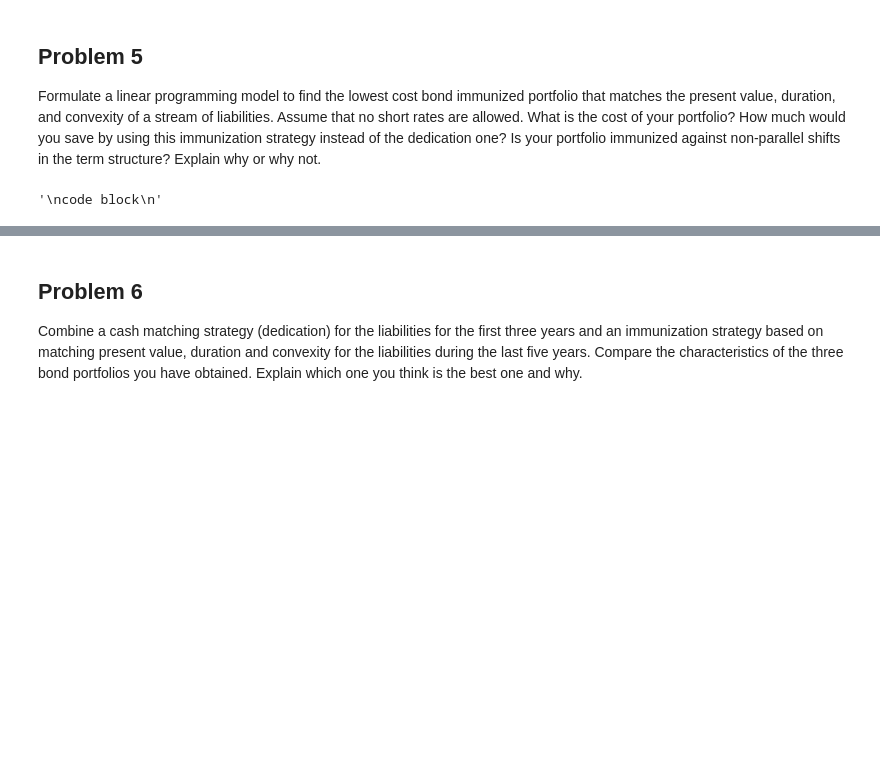
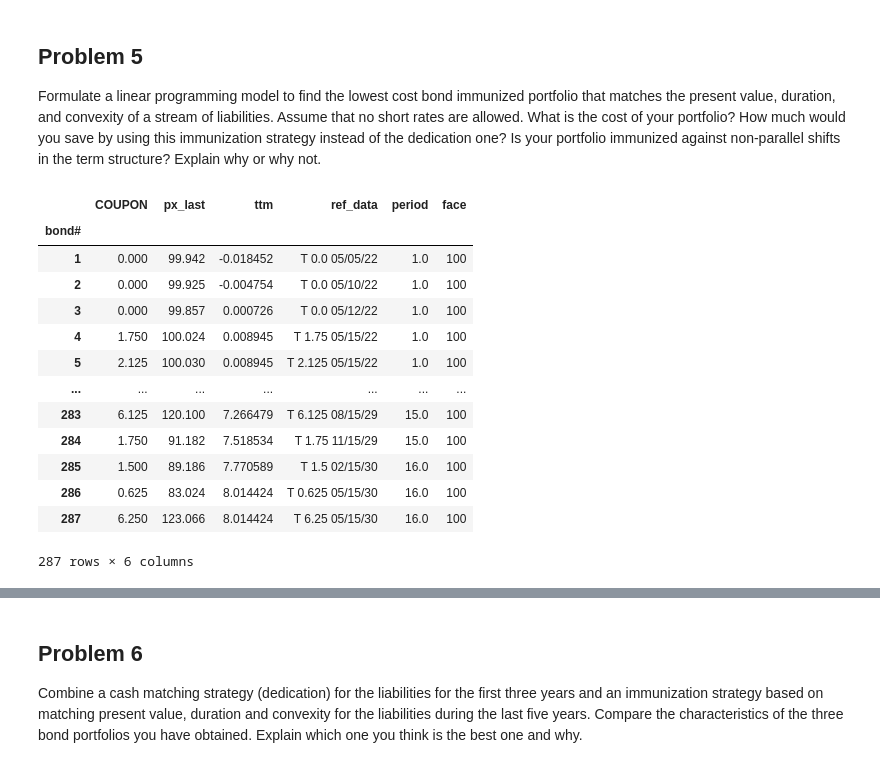
Before and after one commit to jdean53/finops_casestudy, a Jupyter notebook: bond_project.ipynb, the cells around one changed output, grey strips where cells are left out. Saved outputs shown, nothing was run; the diff lists cells and outputs as text; code cells hidden in the pictures; blank space fills up the shorter version.

```diff
--- a/bond_project.ipynb
+++ b/bond_project.ipynb
@@ -262,7 +263,7 @@ Data Manipulation
 term_by_maturity = term_structure_df.set_index('MATURITY')
 possibilities = term_by_maturity.drop(
     index=[i for i in term_by_maturity.index.to_list() if i > data_prompt.index.to_list()[-1]],
-    columns=['BID', 'ASKED', 'CHG', 'ASKED YIELD', 'ttm']#, 'ref_data']
+    columns=['BID', 'ASKED', 'CHG', 'ASKED YIELD']#, 'ttm']
     )
 
 '''List of bond maturities less than liability maturity'''
@@ -461,9 +462,24 @@ plt.legend(['Actual', 'Implied'])
 ## Problem 5
 
 Formulate a linear programming model to find the lowest cost bond immunized portfolio that matches the present value, duration, and convexity of a stream of liabilities. Assume that no short rates are allowed. What is the cost of your portfolio? How much would you save by using this immunization strategy instead of the dedication one? Is your portfolio immunized against non-parallel shifts in the term structure? Explain why or why not.
-# %%
-'''
-code block
-'''
-# %% [output]
-'\ncode block\n'
+# %%
+'''
+Data Manipulation
+--- NEED TO MARRY TTM ROUNDED TO TWO DECIMAL TO THE BOND DATA FOR CALC DUR AND CONV
+'''
+possibilities
+# %% [output]
+|  | COUPON | px_last | ttm | ref_data | period | face |
+| bond# |  |  |  |  |  |  |
+| 1 | 0.000 | 99.942 | -0.018452 | T 0.0 05/05/22 | 1.0 | 100 |
+| 2 | 0.000 | 99.925 | -0.004754 | T 0.0 05/10/22 | 1.0 | 100 |
+| 3 | 0.000 | 99.857 | 0.000726 | T 0.0 05/12/22 | 1.0 | 100 |
+| 4 | 1.750 | 100.024 | 0.008945 | T 1.75 05/15/22 | 1.0 | 100 |
+| 5 | 2.125 | 100.030 | 0.008945 | T 2.125 05/15/22 | 1.0 | 100 |
+| ... | ... | ... | ... | ... | ... | ... |
+| 283 | 6.125 | 120.100 | 7.266479 | T 6.125 08/15/29 | 15.0 | 100 |
+| 284 | 1.750 | 91.182 | 7.518534 | T 1.75 11/15/29 | 15.0 | 100 |
+| 285 | 1.500 | 89.186 | 7.770589 | T 1.5 02/15/30 | 16.0 | 100 |
+| 286 | 0.625 | 83.024 | 8.014424 | T 0.625 05/15/30 | 16.0 | 100 |
+| 287 | 6.250 | 123.066 | 8.014424 | T 6.25 05/15/30 | 16.0 | 100 |
+287 rows × 6 columns
```
Also changed, not shown: parts of 5 cells of this notebook.
